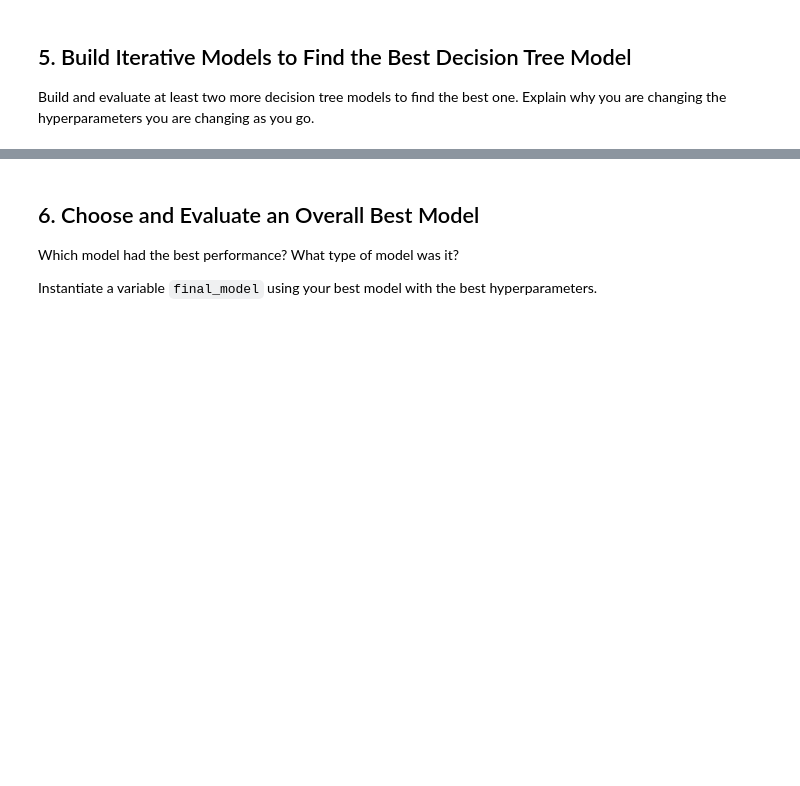
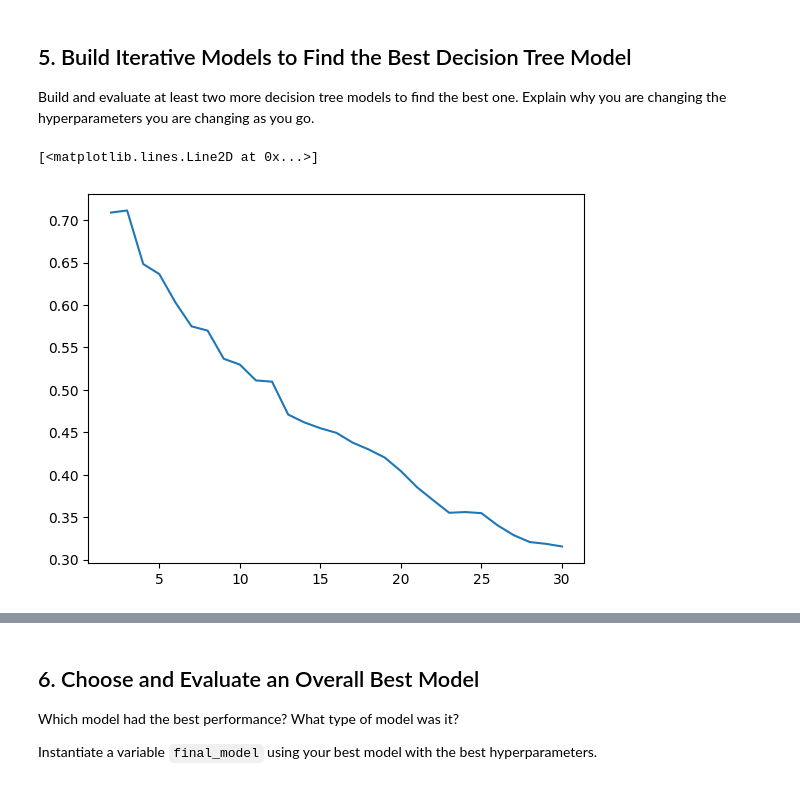
Before and after one commit to bmjaron/dsc-nonparametric-models-lab, a Jupyter notebook: index.ipynb, the cells around one changed output, grey strips where cells are left out. Saved outputs shown, nothing was run; the diff lists cells and outputs as text; code cells hidden in the pictures; blank space fills up the shorter version.

```diff
--- a/index.ipynb
+++ b/index.ipynb
@@ -267,0 +264,14 @@ Build and evaluate at least two more decision tree models to find the best one.
+# %%
+# Your code here (add more cells as needed)
+import matplotlib.pyplot as plt
+%matplotlib inline
+
+scores = []
+for x in range(2,31):
+  dtc = DecisionTreeClassifier(min_samples_split=x)
+  scores.append(cross_val_score(dtc, X_train, y_train, scoring='neg_log_loss').mean()*-1)
+
+plt.plot(range(2,31), scores)
+# %% [output]
+[<matplotlib.lines.Line2D at 0x...>]
+[figure, added]
```
Also changed, not shown: parts of 10 cells of this notebook.
